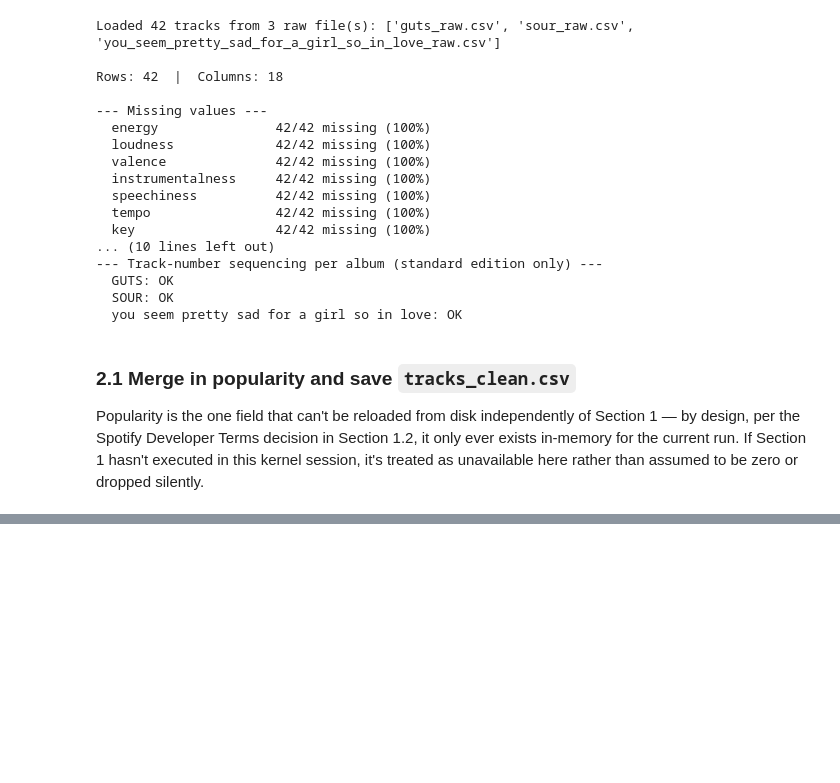
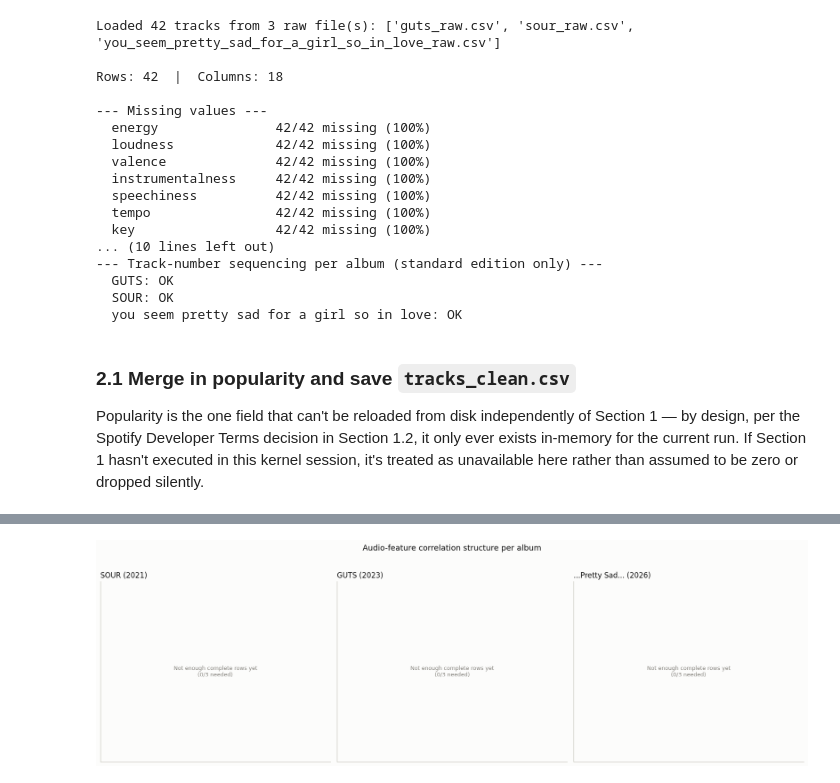
Before and after one commit to RasiShruthisuresh/OR3_Production_Project, a Jupyter notebook: notebooks/data_engineering_olivia_rodrigo.ipynb, the cells around one changed output, grey strips where cells are left out. Drawn from its saved outputs; the diff is of its cells as text; code cells hidden in the pictures; blank space fills up the shorter version.

```diff
--- a/notebooks/data_engineering_olivia_rodrigo.ipynb
+++ b/notebooks/data_engineering_olivia_rodrigo.ipynb
@@ -775,0 +972,35 @@ Saved D:\OR analysis\data\processed\tracks_clean.csv — 42 rows, 20 columns
+# %%
+def plot_correlation_matrices(df: pd.DataFrame, features: list, min_observations: int = 3):
+    subset = standard_edition(df)
+    fig, axes = plt.subplots(1, len(ALBUM_ORDER), figsize=(5.5 * len(ALBUM_ORDER), 5))
+
+    for ax, album in zip(axes, ALBUM_ORDER):
+        complete_rows = subset.loc[subset["album"] == album, features].dropna()
+        if len(complete_rows) < min_observations:
+            ax.text(0.5, 0.5, f"Not enough complete rows yet\n({len(complete_rows)}/{min_observations} needed)",
+                     ha="center", va="center", color="#898781", fontsize=9, transform=ax.transAxes)
+            ax.set_xticks([])
+            ax.set_yticks([])
+        else:
+            corr = complete_rows.corr()
+            im = ax.imshow(corr.values, cmap=DIVERGING_CMAP, vmin=-1, vmax=1)
+            ax.set_xticks(range(len(features)))
+            ax.set_xticklabels(features, rotation=45, ha="right", fontsize=8)
+            ax.set_yticks(range(len(features)))
+            ax.set_yticklabels(features, fontsize=8)
+            for i in range(len(features)):
+                for j in range(len(features)):
+                    value = corr.values[i, j]
+                    text_color = "#ffffff" if abs(value) > 0.6 else "#0b0b0b"
+                    ax.text(j, i, f"{value:.2f}", ha="center", va="center", fontsize=7, color=text_color)
+            fig.colorbar(im, ax=ax, fraction=0.046, pad=0.04)
+        ax.set_title(ALBUM_SHORT_LABELS[album], loc="left")
+
+    fig.suptitle("Audio-feature correlation structure per album", fontsize=13, y=1.03)
+    fig.tight_layout()
+    plt.show()
+
+
+plot_correlation_matrices(tracks_clean, AUDIO_FEATURES)
+# %% [output]
+[figure, added]
```
Also changed, not shown: parts of 9 cells of this notebook.
